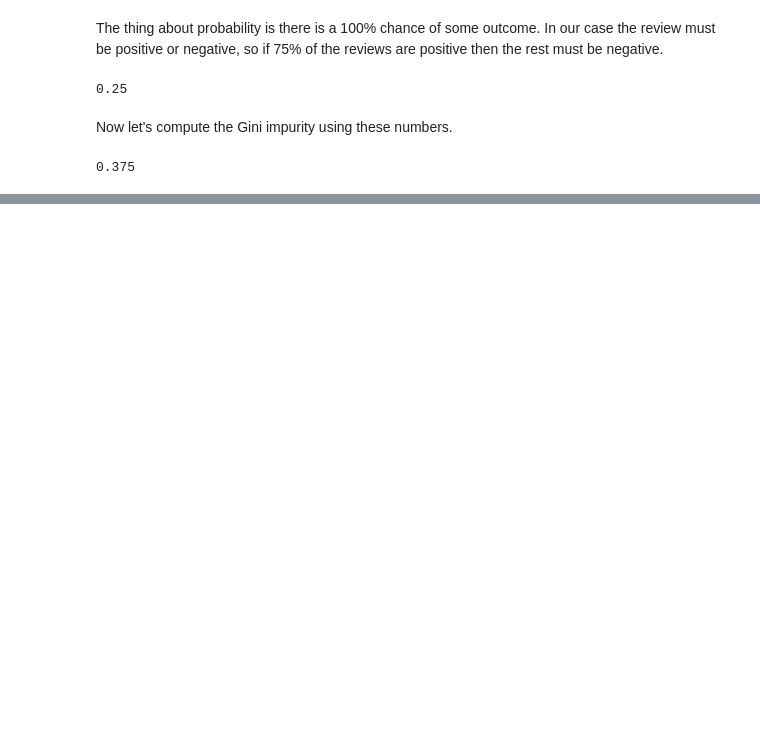
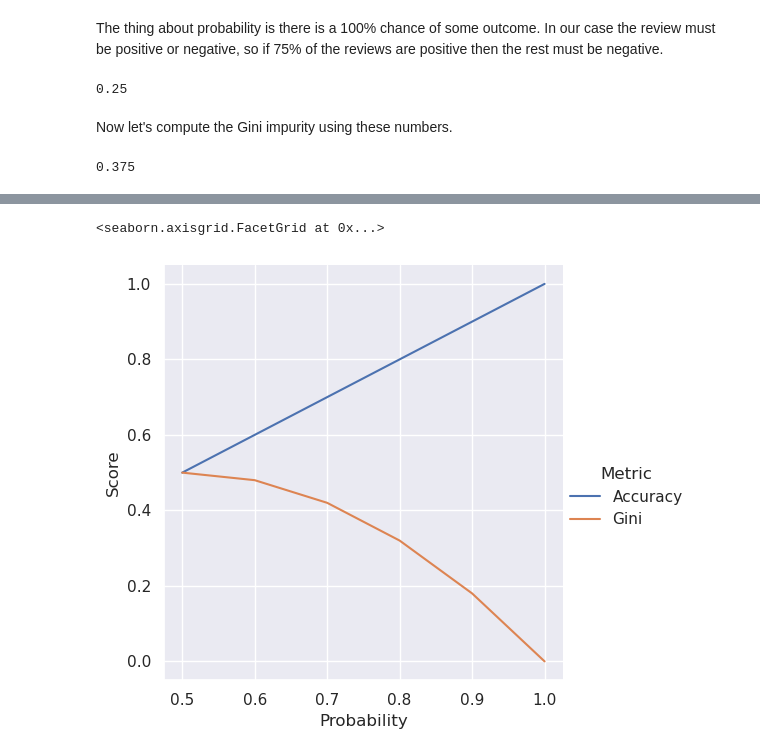
Before and after one commit to spenceforce/NLP-Simple-to-Spectacular, a Jupyter notebook: chapter/06_loss/loss.ipynb, the cells around one changed output, grey strips where cells are left out. Cells and saved outputs as stored; diff of their text form; code cells hidden in the pictures; blank space fills up the shorter version.

```diff
--- a/chapter/06_loss/loss.ipynb
+++ b/chapter/06_loss/loss.ipynb
@@ -108,7 +63,7 @@ But there is a trend. As we add more labels, we must multiply each combination o
 # %%
 def gini(probabilities):
+    """Return the Gini impurity."""
     return sum(p * (1 - p) for p in probabilities)
 
-
-gini([0.75, 0.25]), gini([0.5, 0.3, 0.2])
+gini([0.75, 0.25])
 # %% [output]
@@ -118,2 +77,28 @@ gini([0.75, 0.25]), gini([0.5, 0.3, 0.2])
 # %%
-# TODO: code up plot showing gini vs accuracy.
+#| echo: false
+import numpy as np
+import pandas as pd
+import seaborn as sns
+
+sns.set_theme(style="darkgrid")
+
+data = []
+for p in np.arange(0.5, 1.01, 0.1):
+    data.append(
+        {
+            "Probability": p,
+            "Score": p,
+            "Metric": "Accuracy"
+        }
+    )
+    data.append(
+        {
+            "Probability": p,
+            "Score": gini([p, (1-p)]),
+            "Metric": "Gini"
+        }
+    )
+sns.relplot(pd.DataFrame(data), x="Probability", y="Score", hue="Metric", kind="line")
+# %% [output]
+<seaborn.axisgrid.FacetGrid at 0x...>
+[figure, added]
```
Also changed, not shown: parts of 14 cells of this notebook, 1 other file.
